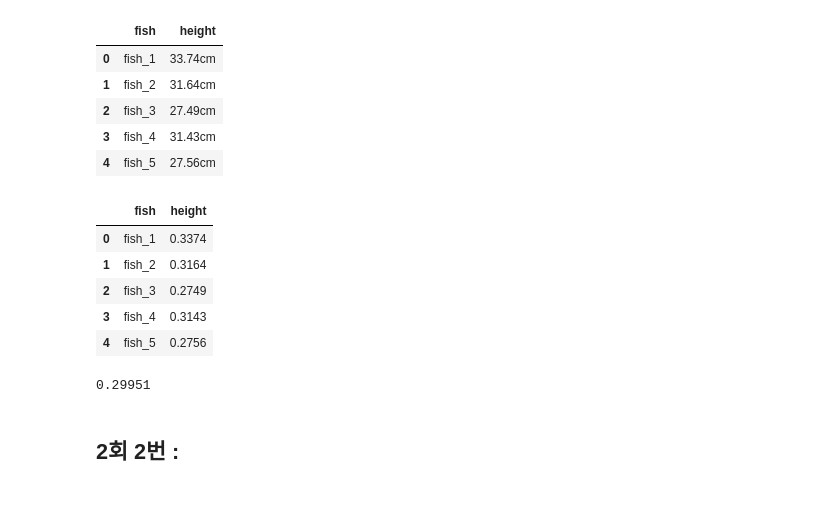
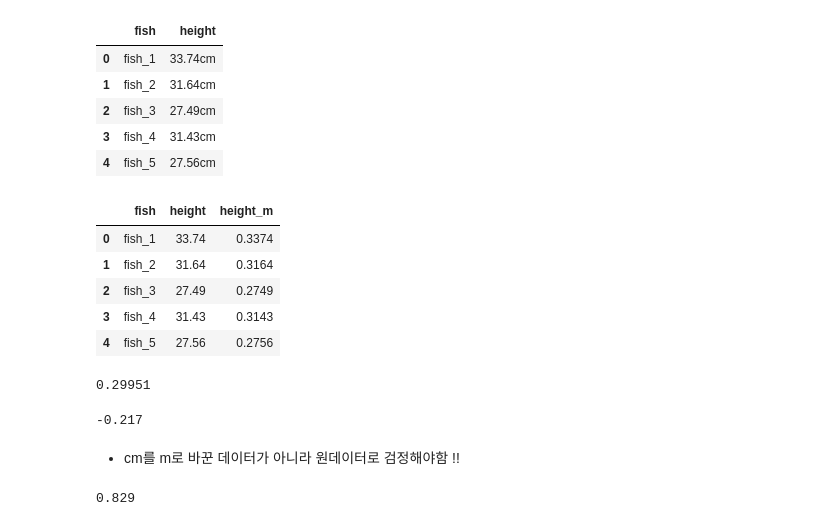
Before and after one commit to Minju-nimm/BDA_Certificate, a Jupyter notebook: 작업형3/예상문제1.ipynb, the cells around one changed output. Drawn from its saved outputs; the diff is of its cells as text; code cells hidden in the pictures; blank space fills up the shorter version.

```diff
--- a/작업형3/예상문제1.ipynb
+++ b/작업형3/예상문제1.ipynb
@@ -428,15 +431,17 @@ df.head(5)
 | 4 | fish_5 | 27.56cm |
 # %%
 # height가 object 타입이고, cm를 제거
+
 df["height"] = df["height"].str.split("cm").str[0]
 df["height"] = pd.to_numeric(df["height"])
-df["height"] = df["height"] / 100     # 1m = 100 cm
+
+df["height_m"] = df["height"] / 100     # 1m = 100 cm
 df.head()
 # %% [output]
-|  | fish | height |
-| 0 | fish_1 | 0.3374 |
-| 1 | fish_2 | 0.3164 |
-| 2 | fish_3 | 0.2749 |
-| 3 | fish_4 | 0.3143 |
-| 4 | fish_5 | 0.2756 |
+|  | fish | height | height_m |
+| 0 | fish_1 | 33.74 | 0.3374 |
+| 1 | fish_2 | 31.64 | 0.3164 |
+| 2 | fish_3 | 27.49 | 0.2749 |
+| 3 | fish_4 | 31.43 | 0.3143 |
+| 4 | fish_5 | 27.56 | 0.2756 |
 # %%
@@ -445,4 +451,19 @@ print(round(result_1, 5))
 # %% [output]
 0.29951
-# %% [markdown]
-## 2회 2번 :
+# %%
+# 2) 일표본 t검정 - 검정통계량
+
+from scipy.stats import ttest_1samp
+
+mu = 30
+s, p = ttest_1samp(df["height"], mu)
+print(round(s, 3))
+# %% [output]
+-0.217
+# %% [markdown]
+- cm를 m로 바꾼 데이터가 아니라 원데이터로 검정해야함 !!
+# %%
+# 3) p값
+print(round(p, 3))
+# %% [output]
+0.829
```
Also changed, not shown: parts of 11 cells of this notebook.
